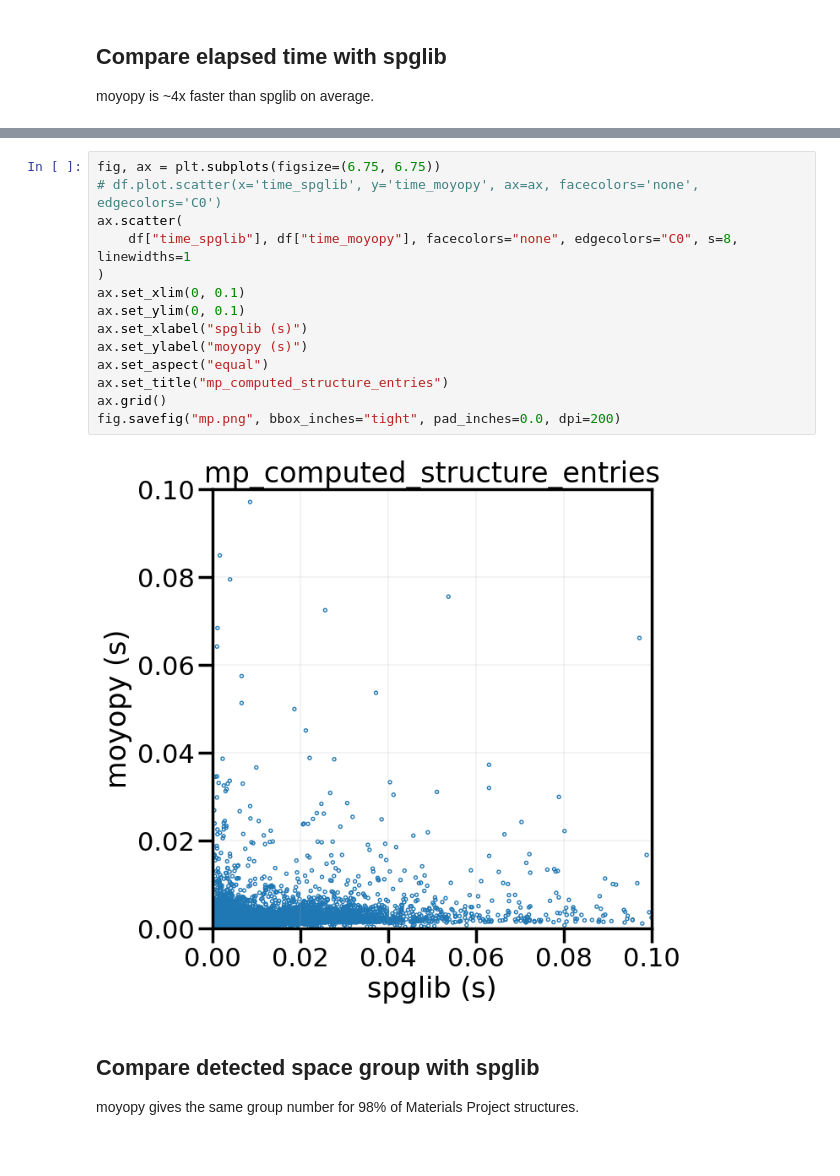
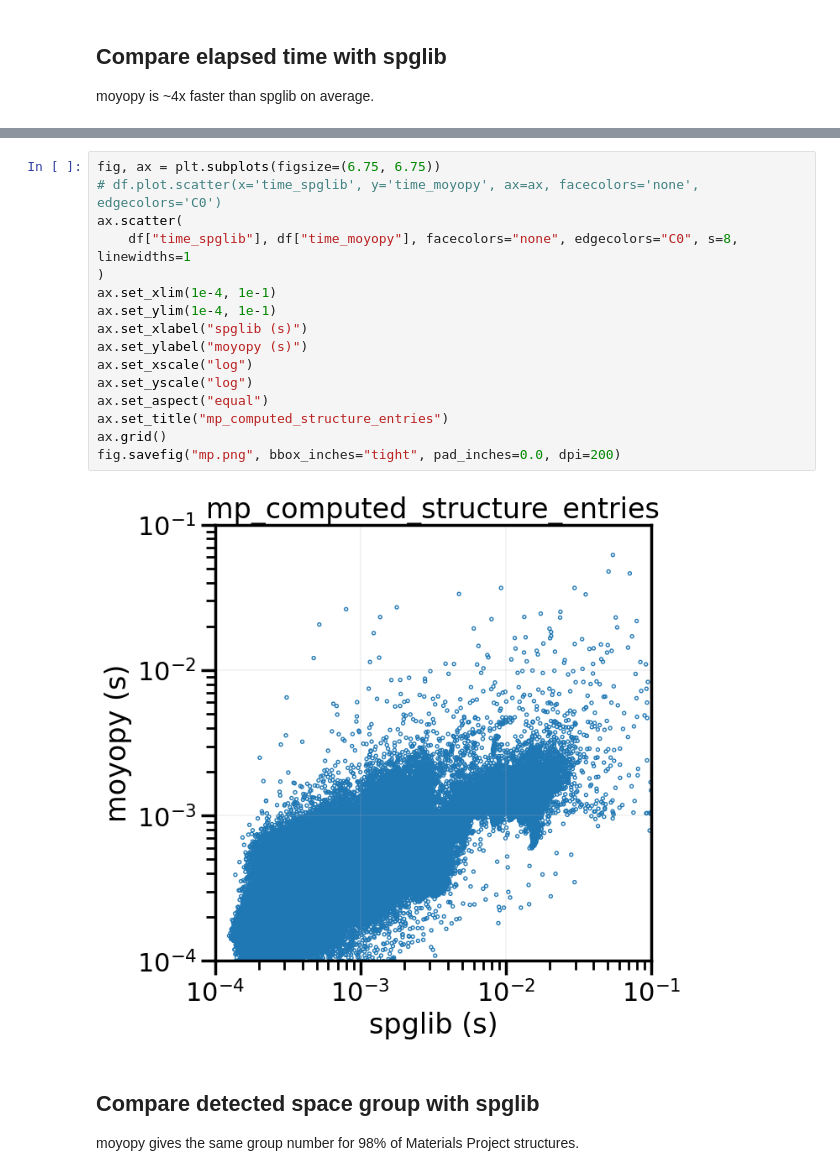
Before and after one commit to spglib/moyo, a Jupyter notebook: bench/mp/analysis.ipynb, the cells around one changed output, grey strips where cells are left out. Saved outputs shown, nothing was run; the diff lists cells and outputs as text.

```diff
--- a/bench/mp/analysis.ipynb
+++ b/bench/mp/analysis.ipynb
@@ -52,19 +52,21 @@ df["time_spglib"].sum() / df["time_moyopy"].sum()
 # %%
 fig, ax = plt.subplots(figsize=(6.75, 6.75))
 # df.plot.scatter(x='time_spglib', y='time_moyopy', ax=ax, facecolors='none', edgecolors='C0')
 ax.scatter(
     df["time_spglib"], df["time_moyopy"], facecolors="none", edgecolors="C0", s=8, linewidths=1
 )
-ax.set_xlim(0, 0.1)
-ax.set_ylim(0, 0.1)
+ax.set_xlim(1e-4, 1e-1)
+ax.set_ylim(1e-4, 1e-1)
 ax.set_xlabel("spglib (s)")
 ax.set_ylabel("moyopy (s)")
+ax.set_xscale("log")
+ax.set_yscale("log")
 ax.set_aspect("equal")
 ax.set_title("mp_computed_structure_entries")
 ax.grid()
 fig.savefig("mp.png", bbox_inches="tight", pad_inches=0.0, dpi=200)
 # %% [output]
-[figure, old version]
+[figure, new version]
 # %% [markdown]
 ## Compare detected space group with spglib
 
```
Also changed, not shown: parts of 2 cells of this notebook, 4 other files.
